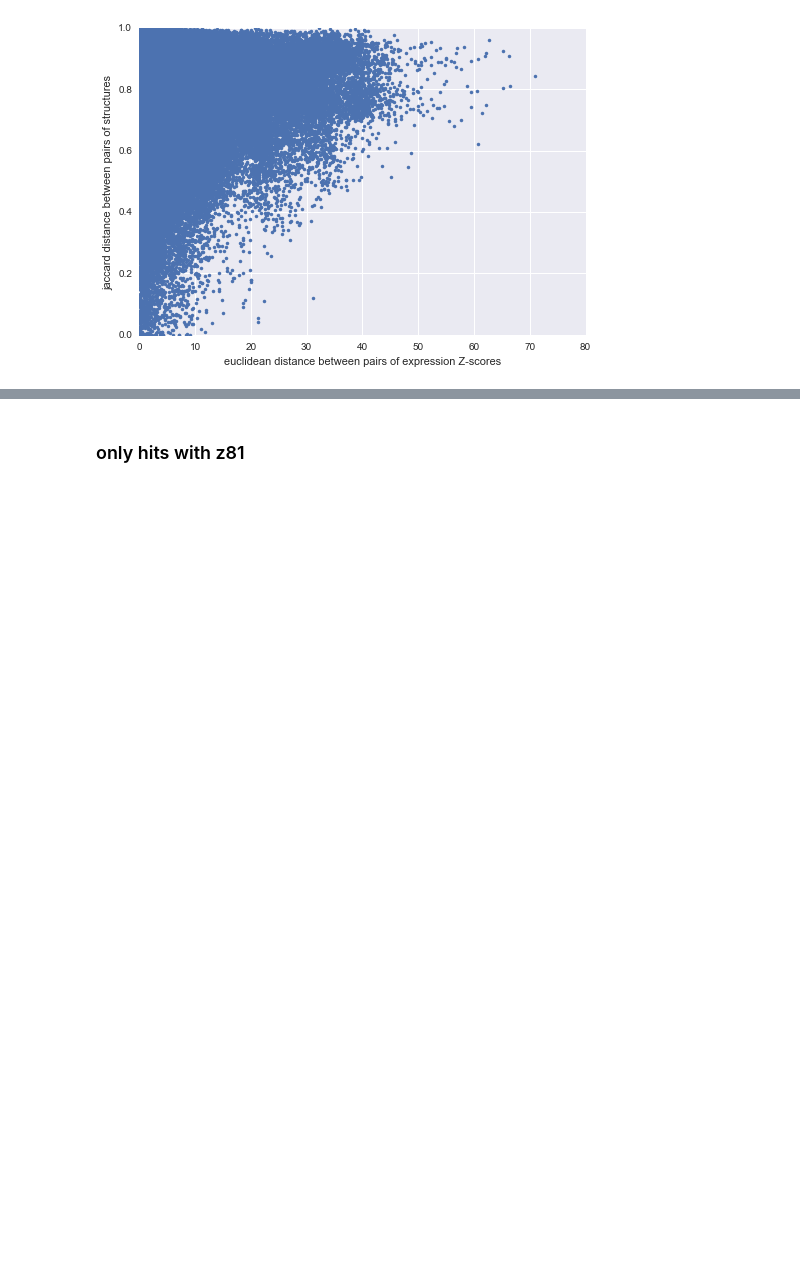
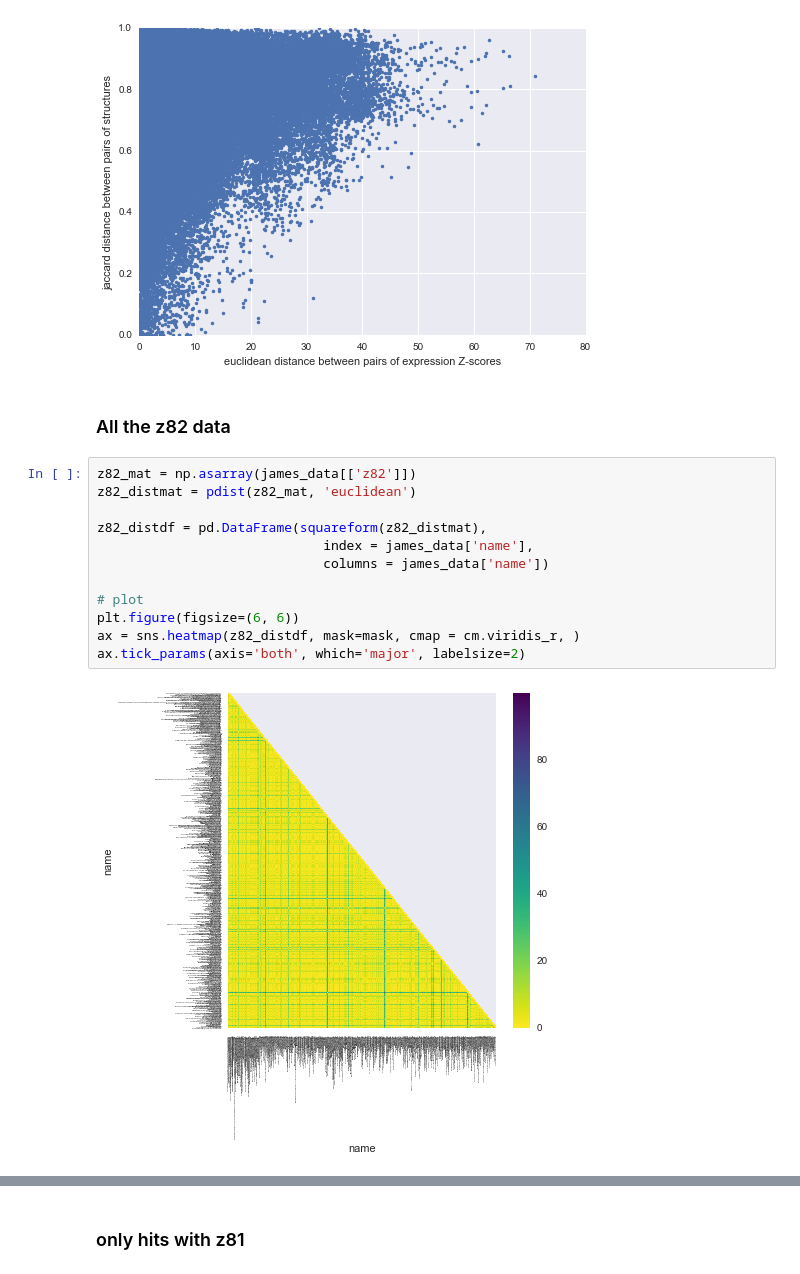
Before and after one commit to tentrillion/ipython_notebooks, a Jupyter notebook: genetic_vs_chemical_distance_try_2.ipynb, the cells around one changed output, grey strips where cells are left out. Cells and saved outputs as stored; diff of their text form; blank space fills up the shorter version.

Commit message:
slice and dice data more ways

```diff
--- a/genetic_vs_chemical_distance_try_2.ipynb
+++ b/genetic_vs_chemical_distance_try_2.ipynb
@@ -201,3 +196,19 @@ plt.gca().set_ylabel('jaccard distance between pairs of structures')
 # %% [output]
 <matplotlib.text.Text at 0x...>
 [figure]
+# %% [markdown]
+### All the z82 data
+# %%
+z82_mat = np.asarray(james_data[['z82']])
+z82_distmat = pdist(z82_mat, 'euclidean')
+
+z82_distdf = pd.DataFrame(squareform(z82_distmat),
+                             index = james_data['name'],
+                             columns = james_data['name'])
+
+# plot
+plt.figure(figsize=(6, 6))
+ax = sns.heatmap(z82_distdf, mask=mask, cmap = cm.viridis_r, )
+ax.tick_params(axis='both', which='major', labelsize=2)
+# %% [output]
+[figure, added]
```
Also changed, not shown: parts of 5 cells of this notebook.
